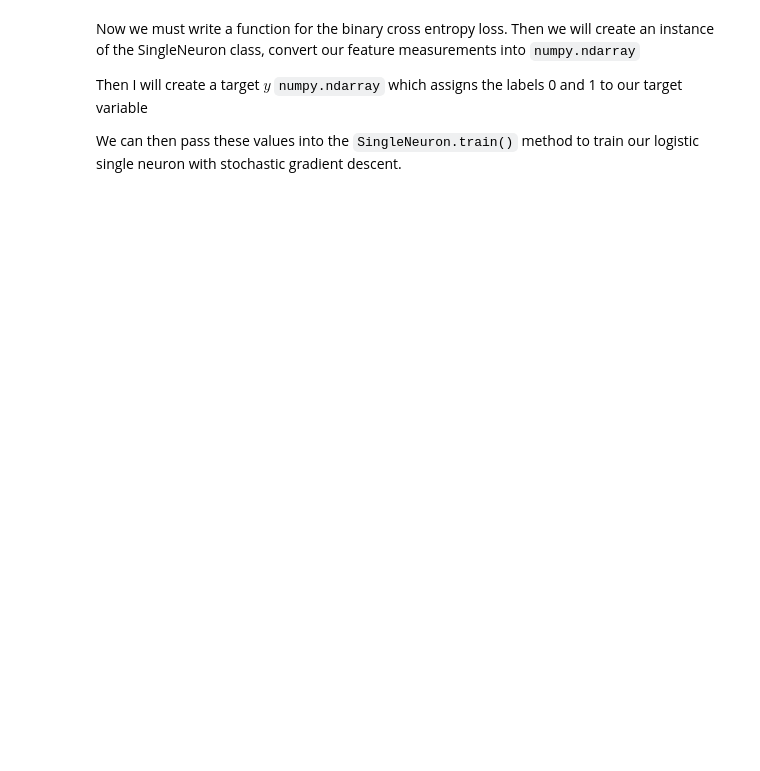
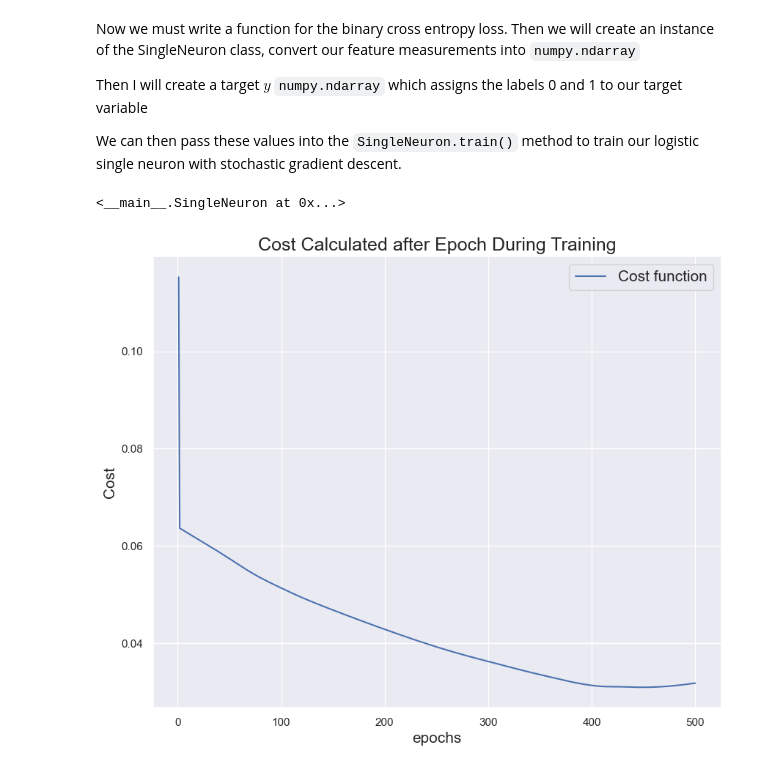
Before and after one commit to aigerim444/Aigerim-CMOR-438-Spring-2025, a Jupyter notebook: Supervised_Learning/logistic_regression/logistic_reg.ipynb, the cells around one changed output. Saved outputs shown, nothing was run; the diff lists cells and outputs as text; code cells hidden in the pictures; blank space fills up the shorter version.

Commit message:
logistic regression edited

````diff
--- a/Supervised_Learning/logistic_regression/logistic_reg.ipynb
+++ b/Supervised_Learning/logistic_regression/logistic_reg.ipynb
@@ -84,3 +175,24 @@ Then we will create an instance of the SingleNeuron class, convert our feature m
 Then I will create a target $y$ ```numpy.ndarray``` which assigns the labels 0 and 1 to our target variable
 
 We can then pass these values into the ```SingleNeuron.train()``` method to train our logistic single neuron with stochastic gradient descent.
+# %%
+# Define cross-entropy loss
+def cross_entropy_loss(y_hat, y):
+    y_hat = np.clip(y_hat, 1e-10, 1 - (1e-10))
+    return - y*np.log(y_hat) - (1 - y)*np.log(1 - y_hat)
+
+# Initialize neuron with sigmoid activation and cross-entropy loss
+node = SingleNeuron(sigmoid, cross_entropy_loss)
+
+# Use max heart rate (thalach) as input feature
+X = df['thalach'].values.reshape(-1, 1)  # 2D shape, get feature as column vector
+y = df['target'].values # Labels: 0 = No Disease, 1 = Disease
+
+# Train the logistic regression model
+node.train(X, y, alpha=0.0006, epochs=500)
+# %% [output]
+<__main__.SingleNeuron at 0x...>
+# %%
+node.plot_cost_function()
+# %% [output]
+[figure, added]
````
Also changed, not shown: parts of 22 cells of this notebook, 2 other files.
